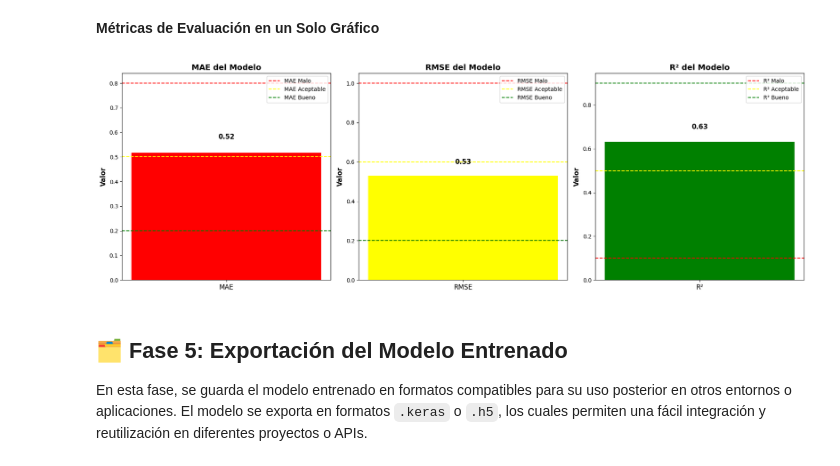
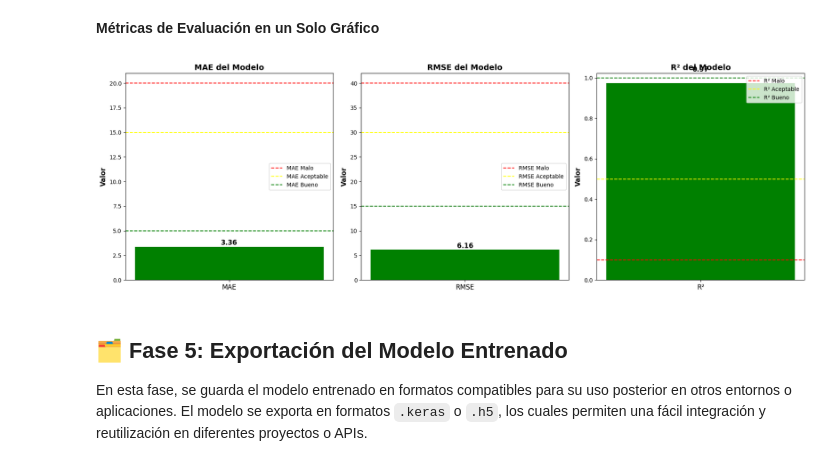
Before and after one commit to leonxrdon/housing_price, a Jupyter notebook: housing_prices_model/train_model_housing.ipynb, the cells around one changed output. Saved outputs shown, nothing was run; the diff lists cells and outputs as text; code cells hidden in the pictures.

Commit message:
🏘️ Housing Price Model

```diff
--- a/housing_prices_model/train_model_housing.ipynb
+++ b/housing_prices_model/train_model_housing.ipynb
@@ -145,0 +161,33 @@ R²: 0.6331698894500732
+# %%
+import numpy as np
+import joblib
+from sklearn.metrics import mean_absolute_error, mean_squared_error, r2_score
+import tensorflow as tf  # Asegúrate de tener importado tensorflow
+
+# Cargar el modelo
+model = tf.keras.models.load_model('best_model.keras')
+
+# Evaluación del modelo en el conjunto de prueba
+y_pred = model.predict(X_test)
+
+scaler_y = joblib.load('robust_scaler_y.joblib')
+scaler_x = joblib.load('robust_scaler_X.joblib')
+
+# Desnormalizar los valores predichos y reales
+y_test_desnormalized = scaler_y.inverse_transform(y_test)
+y_pred_desnormalized = scaler_y.inverse_transform(y_pred)
+
+# Métricas de evaluación
+mae = mean_absolute_error(y_test_desnormalized, y_pred_desnormalized)
+rmse = np.sqrt(mean_squared_error(y_test_desnormalized, y_pred_desnormalized))
+r2 = r2_score(y_test_desnormalized, y_pred_desnormalized)
+avg_price = np.mean(y_test_desnormalized)
+
+# Calculo final
+rmsr_percentage = (rmse / avg_price) * 100
+mae = (mae / avg_price) * 100
+
+# Imprimir resultados
+print(f"MAE: {mae:.2f}")
+print(f"RMSE: {rmsr_percentage:.2f}%")
+print(f"R²: {r2 * 100:.2f}%")
@@ -216,13 +284,13 @@ plt.show()
 import matplotlib.pyplot as plt
 
 # Definir las métricas
-metrics = {'MAE': mae, 'RMSE': rmse, 'R²': r2}
+metrics = {'MAE': mae, 'RMSE': rmsr_percentage, 'R²': r2}
 
 # Definir los rangos para cada métrica (Malo, Aceptable, Bueno)
 ranges = {
-    'MAE': {'min': 0.8, 'acceptable': 0.5, 'max': 0.2},  # Ejemplo: MAE malo > 0.8, aceptable entre 0.5 y 0.2, bueno < 0.2
-    'RMSE': {'min': 1.0, 'acceptable': 0.6, 'max': 0.2},  # Ejemplo: RMSE malo > 1.0, aceptable entre 0.6 y 0.2, bueno < 0.2
-    'R²': {'min': 0.1, 'acceptable': 0.5, 'max': 0.9}    # Ejemplo: R² malo < 0.1, aceptable entre 0.5 y 0.9, bueno > 0.9
+    'MAE': {'min': 20, 'acceptable': 15, 'max': 5},
+    'RMSE': {'min': 40, 'acceptable': 30, 'max': 15},
+    'R²': {'min': 0.1, 'acceptable': 0.5, 'max': 1}
 }
 
 # Crear los gráficos
@@ -237,34 +305,34 @@ for i, (metric, value) in enumerate(metrics.items()):
         color = 'green'  # Bueno
     elif value <= ranges[metric]['acceptable']:
         color = 'yellow'  # Aceptable
     else:
         color = 'red'  # Malo
 
     # Graficar la barra
     ax.bar(metric, value, color=color)
     ax.text(0, value + 0.05, f'{value:.2f}', ha='center', va='bottom', fontweight='bold', fontsize=12)
 
     # Añadir las líneas que marcan los límites para cada rango
     ax.axhline(y=ranges[metric]['min'], color='red', linestyle='--', label=f'{metric} Malo')
     ax.axhline(y=ranges[metric]['acceptable'], color='yellow', linestyle='--', label=f'{metric} Aceptable')
     ax.axhline(y=ranges[metric]['max'], color='green', linestyle='--', label=f'{metric} Bueno')
 
     # Añadir título y etiquetas
     ax.set_title(f"{metric} del Modelo", fontsize=14, fontweight='bold')
     ax.set_ylabel("Valor", fontsize=12, fontweight='bold')
     ax.set_xticks([0])
     ax.set_xticklabels([metric], fontsize=12)
 
     # Añadir leyenda
     ax.legend(fontsize=10)
 
 # Mejorar el espaciado entre los gráficos
 plt.tight_layout()
 
 # Mostrar el gráfico
 plt.show()
 # %% [output]
-[figure, old version]
+[figure, new version]
 # %% [markdown]
 ## 🗂️ Fase 5: Exportación del Modelo Entrenado
 
```
Also changed, not shown: parts of 23 cells of this notebook, 10 other files.
